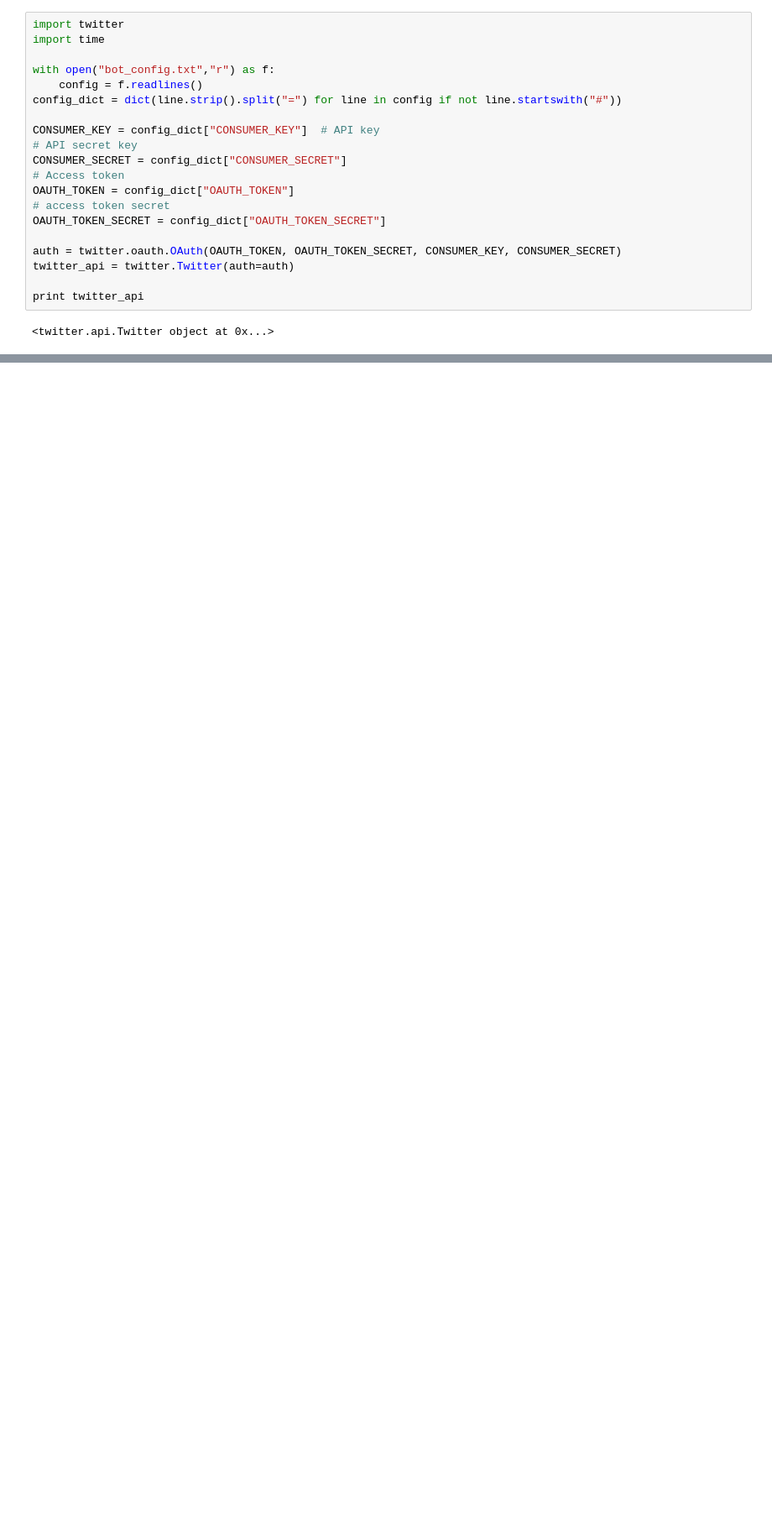
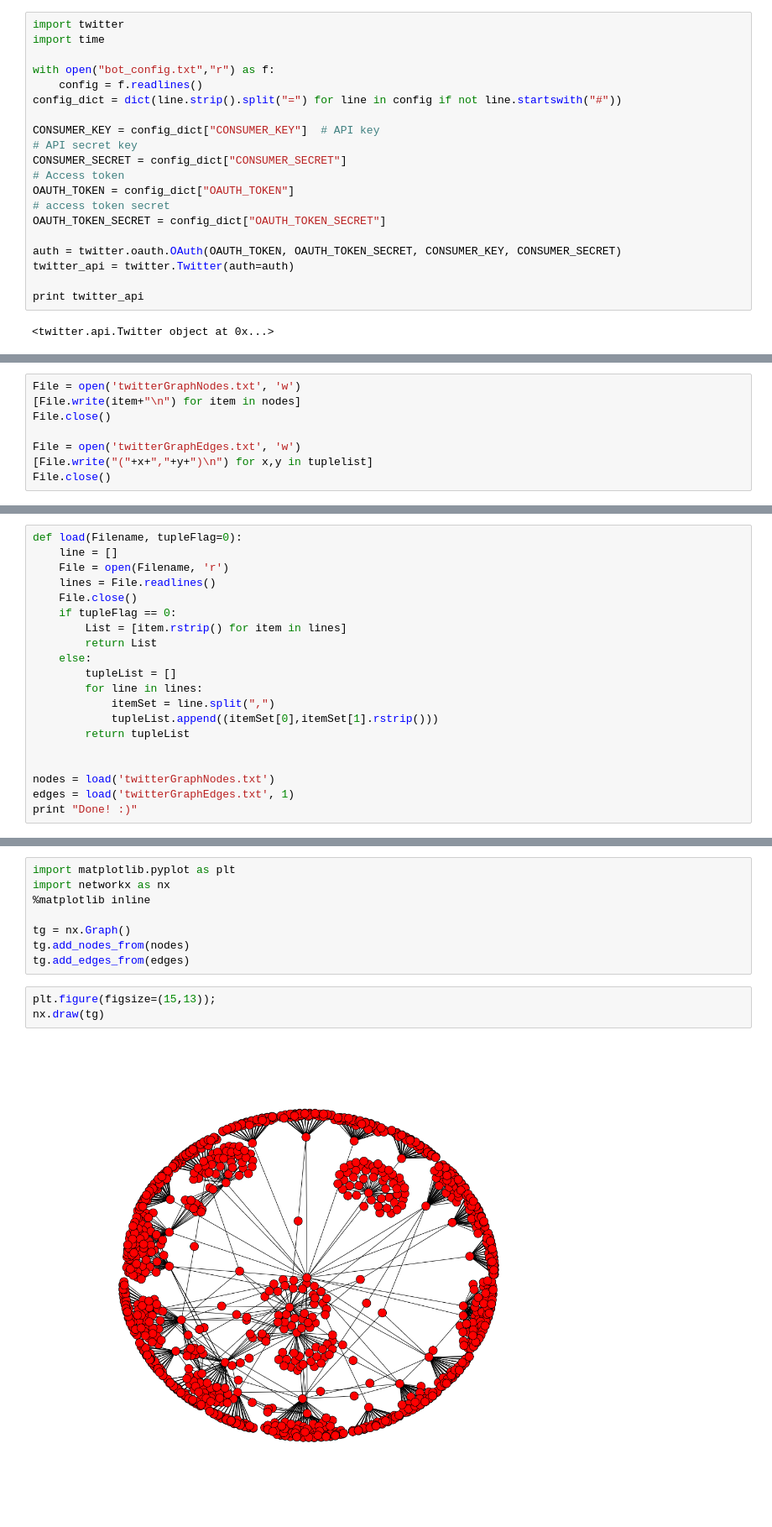
Before and after one commit to syre/social-graphs-and-interactions, a Jupyter notebook: Lecture 6 - Anders.ipynb, the cells around one changed output, grey strips where cells are left out. Shown at 84% size. Drawn from its saved outputs; the diff is of its cells as text; blank space fills up the shorter version.

```diff
--- a/Lecture 6 - Anders.ipynb
+++ b/Lecture 6 - Anders.ipynb
@@ -218,0 +218,8 @@ pkl_file.close()
+# %%
+File = open('twitterGraphNodes.txt', 'w')
+[File.write(item+"\n") for item in nodes]
+File.close()
+
+File = open('twitterGraphEdges.txt', 'w')
+[File.write("("+x+","+y+")\n") for x,y in tuplelist]
+File.close()
@@ -218,0 +228,20 @@ pkl_file.close()
+# %%
+def load(Filename, tupleFlag=0):
+    line = []
+    File = open(Filename, 'r')
+    lines = File.readlines()
+    File.close()
+    if tupleFlag == 0:
+        List = [item.rstrip() for item in lines]
+        return List
+    else:
+        tupleList = []
+        for line in lines:
+            itemSet = line.split(",")
+            tupleList.append((itemSet[0],itemSet[1].rstrip()))
+        return tupleList
+
+
+nodes = load('twitterGraphNodes.txt')
+edges = load('twitterGraphEdges.txt', 1)
+print "Done! :)"
@@ -218,0 +252,13 @@ pkl_file.close()
+# %%
+import matplotlib.pyplot as plt
+import networkx as nx
+%matplotlib inline
+
+tg = nx.Graph()
+tg.add_nodes_from(nodes)
+tg.add_edges_from(edges)
+# %%
+plt.figure(figsize=(15,13));
+nx.draw(tg)
+# %% [output]
+[figure, added]
```
Also changed, not shown: parts of 14 cells of this notebook.
